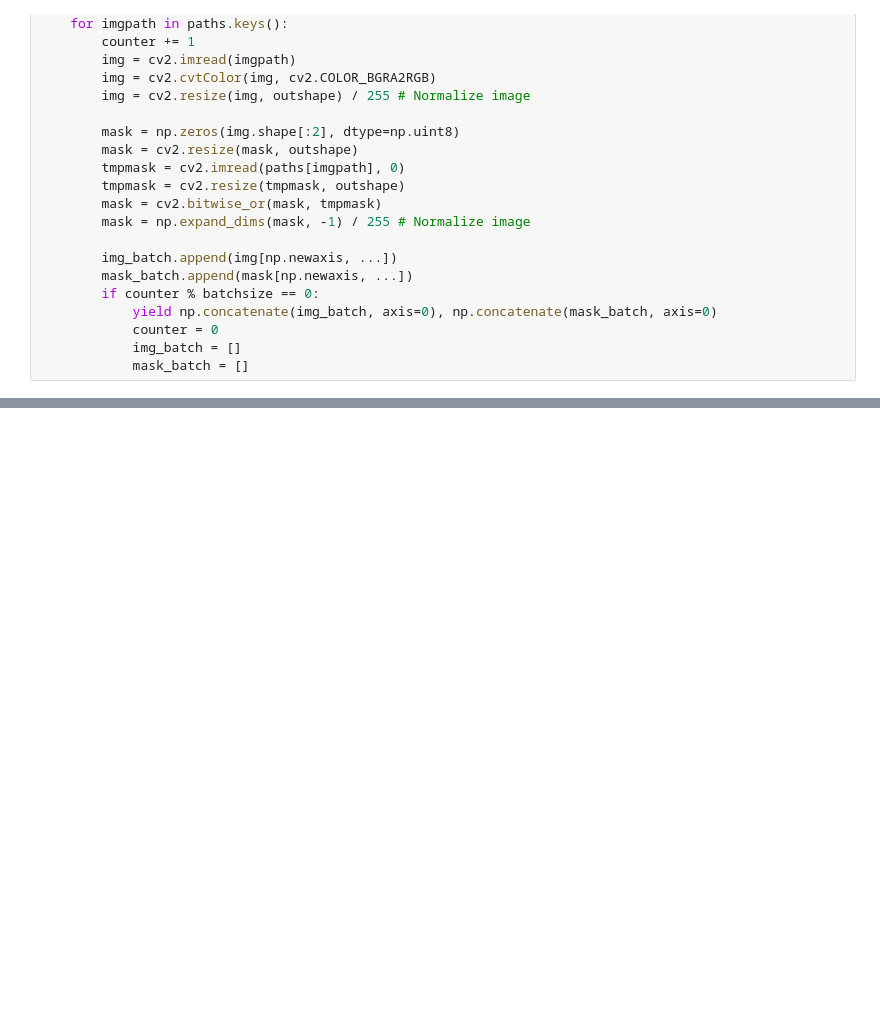
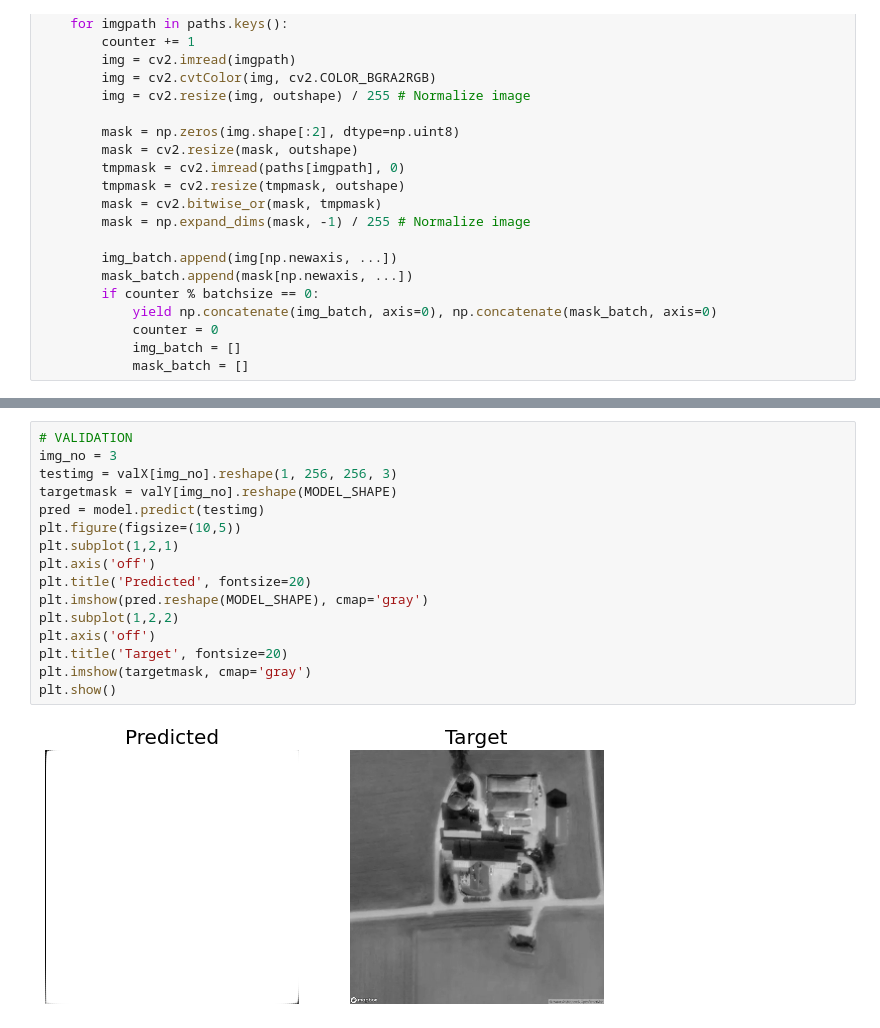
Before and after one commit to dobrino/START_Hack, a Jupyter notebook: src/model.ipynb, the cells around one changed output, grey strips where cells are left out. Saved outputs shown, nothing was run; the diff lists cells and outputs as text; blank space fills up the shorter version.

```diff
--- a/src/model.ipynb
+++ b/src/model.ipynb
@@ -91,0 +189,18 @@ model.compile(optimizer=tf.optimizers.Adam(learning_rate=1e-3),
+# %%
+# VALIDATION
+img_no = 3
+testimg = valX[img_no].reshape(1, 256, 256, 3)
+targetmask = valY[img_no].reshape(MODEL_SHAPE)
+pred = model.predict(testimg)
+plt.figure(figsize=(10,5))
+plt.subplot(1,2,1)
+plt.axis('off')
+plt.title('Predicted', fontsize=20)
+plt.imshow(pred.reshape(MODEL_SHAPE), cmap='gray')
+plt.subplot(1,2,2)
+plt.axis('off')
+plt.title('Target', fontsize=20)
+plt.imshow(targetmask, cmap='gray')
+plt.show()
+# %% [output]
+[figure, added]
```
Also changed, not shown: parts of 11 cells of this notebook.
